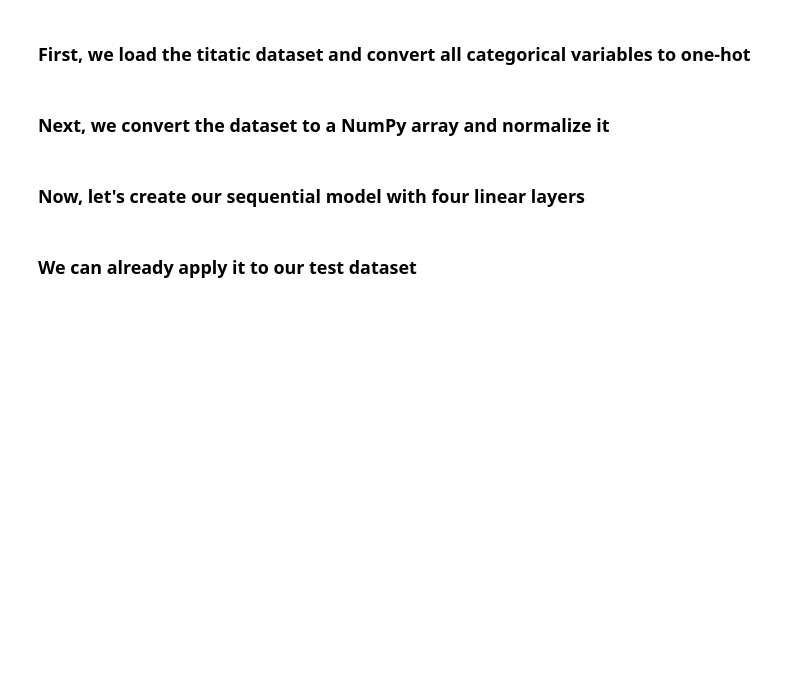
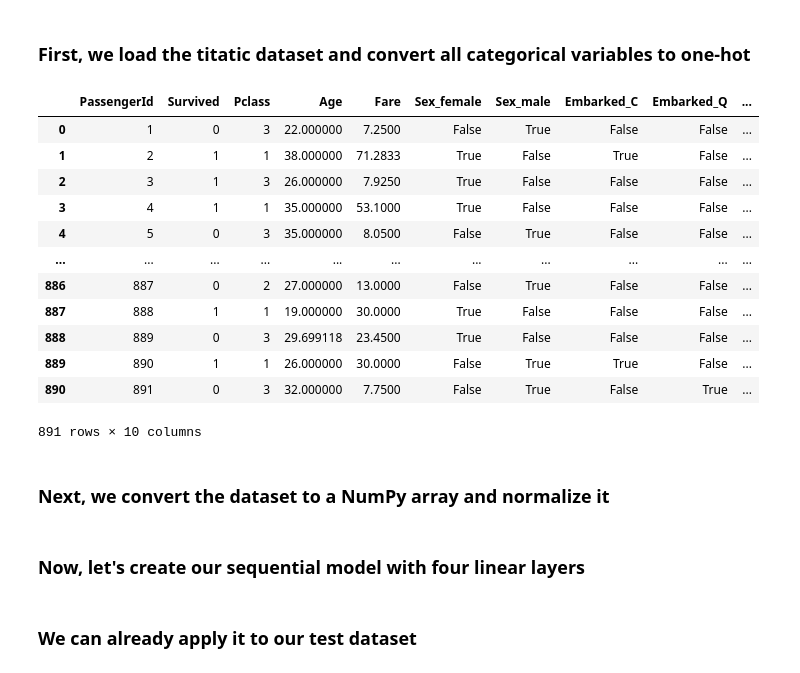
Before and after one commit to czwiessler/deeplearningvm, a Jupyter notebook: Tutorial 3/tutorial_03.ipynb, the cells around one changed output. Drawn from its saved outputs; the diff is of its cells as text; code cells hidden in the pictures; blank space fills up the shorter version.

```diff
--- a/Tutorial 3/tutorial_03.ipynb
+++ b/Tutorial 3/tutorial_03.ipynb
@@ -6,10 +6,24 @@ from sklearn.model_selection import train_test_split
 ### First, we load the titatic dataset and convert all categorical variables to one-hot
 # %%
 data_frame = pd.read_csv('titanic.csv')
-data_frame = data_frame.drop(['Name', 'Ticket', 'Cabin'], axis=1)
-data_frame = pd.get_dummies(data_frame, columns=[...])
+data_frame = data_frame.drop(['Name', 'Ticket', 'Cabin', 'SibSp', 'Parch'], axis=1)
+data_frame = pd.get_dummies(data_frame, columns=['Sex', 'Embarked'])
 data_frame = data_frame.fillna(data_frame.mean())
 data_frame
+# %% [output]
+|  | PassengerId | Survived | Pclass | Age | Fare | Sex_female | Sex_male | Embarked_C | Embarked_Q | ... |
+| 0 | 1 | 0 | 3 | 22.000000 | 7.2500 | False | True | False | False | ... |
+| 1 | 2 | 1 | 1 | 38.000000 | 71.2833 | True | False | True | False | ... |
+| 2 | 3 | 1 | 3 | 26.000000 | 7.9250 | True | False | False | False | ... |
+| 3 | 4 | 1 | 1 | 35.000000 | 53.1000 | True | False | False | False | ... |
+| 4 | 5 | 0 | 3 | 35.000000 | 8.0500 | False | True | False | False | ... |
+| ... | ... | ... | ... | ... | ... | ... | ... | ... | ... | ... |
+| 886 | 887 | 0 | 2 | 27.000000 | 13.0000 | False | True | False | False | ... |
+| 887 | 888 | 1 | 1 | 19.000000 | 30.0000 | True | False | False | False | ... |
+| 888 | 889 | 0 | 3 | 29.699118 | 23.4500 | True | False | False | False | ... |
+| 889 | 890 | 1 | 1 | 26.000000 | 30.0000 | False | True | True | False | ... |
+| 890 | 891 | 0 | 3 | 32.000000 | 7.7500 | False | True | False | True | ... |
+891 rows × 10 columns
 # %% [markdown]
 ### Next, we convert the dataset to a NumPy array and normalize it
 # %%
```
Also changed, not shown: parts of 9 cells of this notebook, 1 other file.
